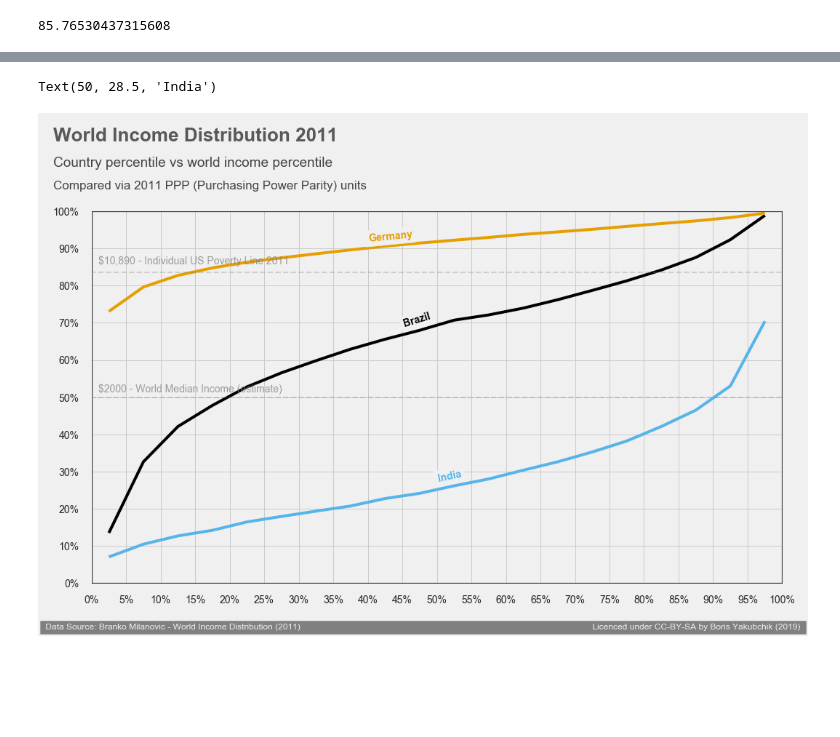
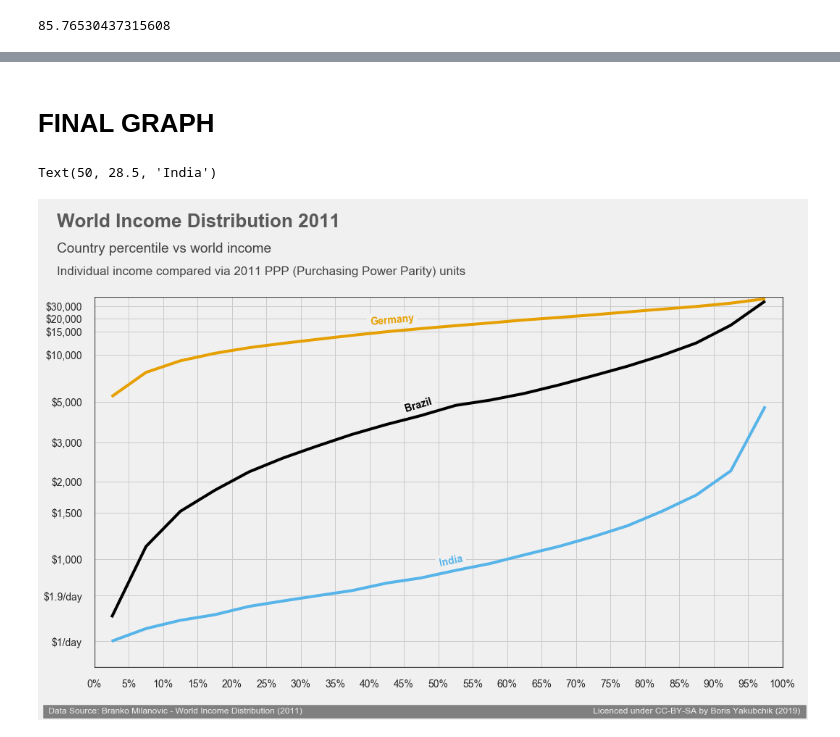
Before and after one commit to whyboris/Global-Income-Distribution, a Jupyter notebook: income_dist_2011.ipynb, the cells around one changed output, grey strips where cells are left out. Saved outputs shown, nothing was run; the diff lists cells and outputs as text; code cells hidden in the pictures; blank space fills up the shorter version.

Commit message:
better ticks

```diff
--- a/income_dist_2011.ipynb
+++ b/income_dist_2011.ipynb
@@ -317,0 +346,4 @@ colors = [[0,0,0], [230/255,159/255,0], [86/255,180/255,233/255]]
+# %%
+values_to_plot_pretty[0] = '$1/day'
+# %%
+values_to_plot_pretty[1] = '$1.9/day'
@@ -317,0 +364,4 @@ colors = [[0,0,0], [230/255,159/255,0], [86/255,180/255,233/255]]
+# %%
+associated_percentiles = []
+for value in values_to_plot:
+  associated_percentiles.append(get_percentile(value))
@@ -317,0 +386,2 @@ colors = [[0,0,0], [230/255,159/255,0], [86/255,180/255,233/255]]
+# %%
+pretty_ticks_dict = dict(zip(associated_percentiles, values_to_plot_pretty))
@@ -318,3 +402,5 @@ colors = [[0,0,0], [230/255,159/255,0], [86/255,180/255,233/255]]
+# %% [markdown]
+# FINAL GRAPH
 # %%
 chart = sns.relplot(
   x="x",
@@ -336,9 +422,7 @@ chart.axes[0][0].set_ylabel("",fontsize=16)
 
 # ------------------ SET TICKS --------------------------------------
 
-custom_ticks = [n * 10 for n in range(0, 11)]
-
-chart.axes[0][0].yaxis.set_major_locator(ticker.FixedLocator(custom_ticks))
+chart.axes[0][0].yaxis.set_major_locator(ticker.FixedLocator(associated_percentiles))
 chart.axes[0][0].yaxis.set_major_formatter(ticker.ScalarFormatter())
 
 chart.axes[0][0].xaxis.set_major_locator(ticker.MultipleLocator(5))
@@ -349,7 +433,7 @@ xlabels = ['{:,.0f}'.format(x) + '%' for x in ticks_x]
 chart.set_xticklabels(xlabels)
 
 ticks_y = chart.axes[0][0].get_yticks()
-ylabels = ['{:,.0f}'.format(y) + '%' for y in ticks_y]
+ylabels = [pretty_ticks_dict.get(y) for y in ticks_y]
 chart.set_yticklabels(ylabels)
 
 # ------------------ SET TITLE --------------------------------------
@@ -369,13 +453,13 @@ chart.axes[0][0].text(
 chart.axes[0][0].text(
   x = -5.5,
   y = 112,
-  s = 'Country percentile vs world income percentile',
+  s = 'Country percentile vs world income',
   fontsize = 19, alpha = .85)
 
 chart.axes[0][0].text(
   x = -5.5,
   y = 106,
-  s = 'Compared via 2011 PPP (Purchasing Power Parity) units',
+  s = 'Individual income compared via 2011 PPP (Purchasing Power Parity) units',
   fontsize = 17, alpha = .85)
 
 # ------------------ DRAW BLACK BOX --------------------------------------
@@ -388,55 +472,55 @@ chart.axes[0][0].axvline(x = 100,   color = 'black', linewidth = 1.3, alpha = .7
 
 # ------------------ HORIZONTALS --------------------------------------
 
-# USD poverty threshold 2013 - horizontal
-chart.axes[0][0].axhline(y = 83.66, linestyle='dashed', color='gray', linewidth = 2, alpha = .3)
-chart.axes[0][0].text(
-  x = 1,
-  y = 85.76,
-  s = "$10,890 - Individual US Poverty Line 2011",
-  color = 'gray',
-  fontsize = 14,
-  alpha = .75)
+# # USD poverty threshold 2013 - horizontal
+# chart.axes[0][0].axhline(y = 83.66, linestyle='dashed', color='gray', linewidth = 2, alpha = .3)
+# chart.axes[0][0].text(
+#   x = 1,
+#   y = 85.76,
+#   s = "$10,890 - Individual US Poverty Line 2011",
+#   color = 'gray',
+#   fontsize = 14,
+#   alpha = .75)
 
-chart.axes[0][0].axhline(y = 50, linestyle='dashed', color='gray', linewidth = 2, alpha = .3)
-chart.axes[0][0].text(
-  x = 1,
-  y = 51.34,
-  s = "$2000 - World Median Income (estimate)",
-  color = 'gray',
-  fontsize = 14,
-  alpha = .75)
+# chart.axes[0][0].axhline(y = 50, linestyle='dashed', color='gray', linewidth = 2, alpha = .3)
+# chart.axes[0][0].text(
+#   x = 1,
+#   y = 51.34,
+#   s = "$2000 - World Median Income (estimate)",
+#   color = 'gray',
+#   fontsize = 14,
+#   alpha = .75)
 
 # ------------------ LIMITS --------------------------------------
 
 chart.axes[0][0].tick_params(labelsize=14)
 
 chart.axes[0][0].set_ylim(-0.4, 100.1)
 chart.axes[0][0].set_xlim(-0.2, 100.1)
 
 # ------------------ SIGNATURE -----------------------------------
 chart.axes[0][0].text(
     x = -7,
     y = -12.5,
     s = ' Data Source: Branko Milanovic - World Income Distribution (2011)                                                                                                                       Licenced under CC-BY-SA by Boris Yakubchik (2019) ',
     fontsize = 12,
     color = '#f0f0f0',
     backgroundcolor = 'grey')
 
 # ------------------ PAD AXIS --------------------------------------
 
 chart.axes[0][0].tick_params(axis='x', which='major', pad=15)
 chart.axes[0][0].tick_params(axis='y', which='major', pad=15)
 
 # ------------------ COUNTRY LABELS --------------------------------------
 
-chart.axes[0][0].text(x = 40, y = 93, s = 'Germany', color = colors[1], weight = 'bold', rotation = 5.5,
+chart.axes[0][0].text(x = 40, y = 93.5, s = 'Germany', color = colors[1], weight = 'bold', rotation = 5,
                backgroundcolor = '#f0f0f0')
 chart.axes[0][0].text(x = 45, y = 71, s = 'Brazil', color = colors[0], weight = 'bold', rotation = 17,
               backgroundcolor = '#f0f0f0')
 chart.axes[0][0].text(x = 50, y = 28.5, s = 'India', color = colors[2], weight = 'bold', rotation = 12,
               backgroundcolor = '#f0f0f0')
 # %% [output]
 Text(50, 28.5, 'India')
-[figure, old version]
+[figure, new version]
 # %%
```
Also changed, not shown: parts of 13 cells of this notebook.
